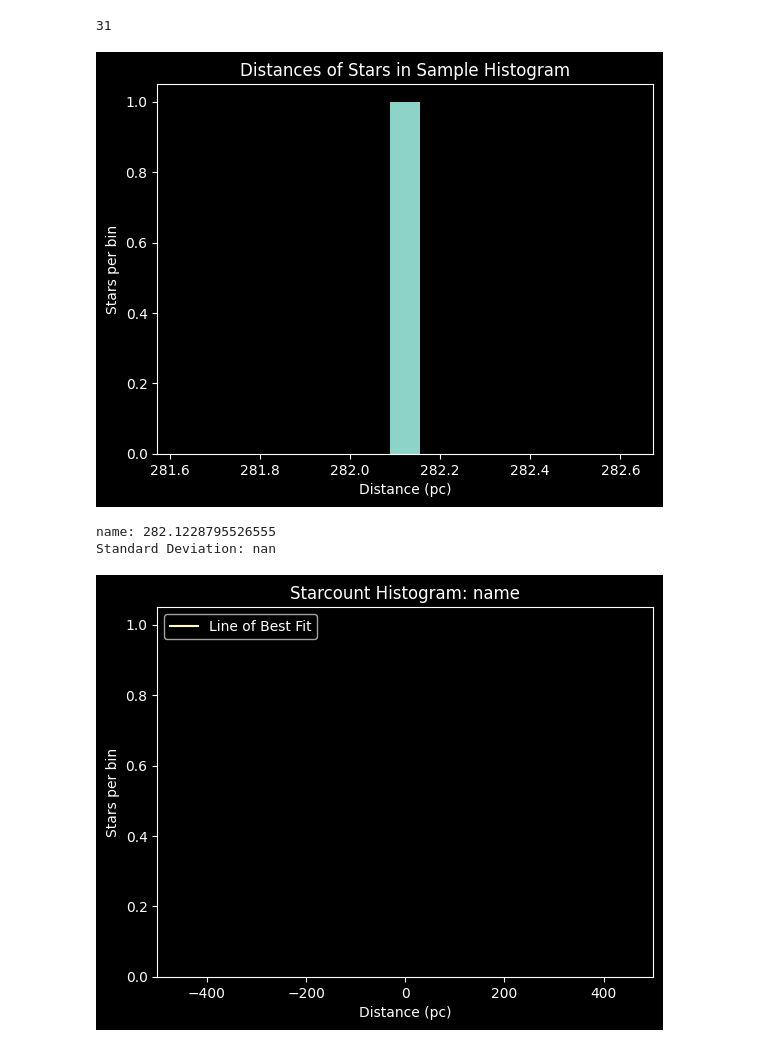
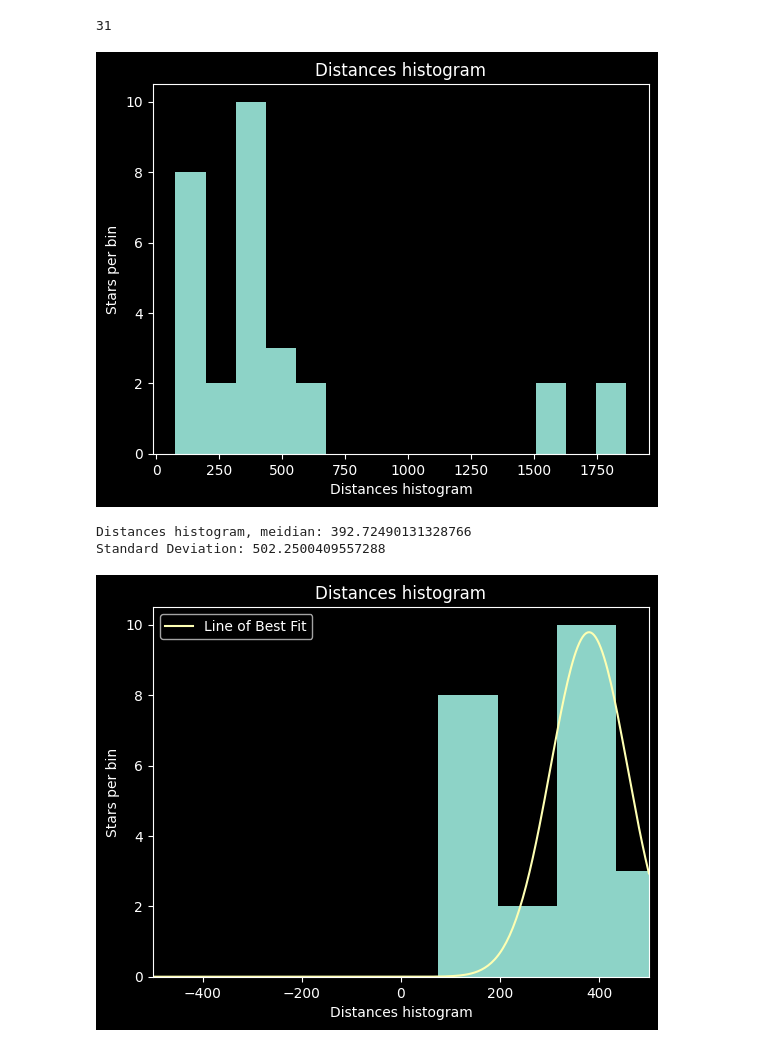
Before and after one commit to Mq1t/gaiadr3-analysis, a Jupyter notebook: notebooks/MeMisSurvey.ipynb, the cells around one changed output. Saved outputs shown, nothing was run; the diff lists cells and outputs as text; code cells hidden in the pictures.

Commit message:
Updated mean_photometry

```diff
--- a/notebooks/MeMisSurvey.ipynb
+++ b/notebooks/MeMisSurvey.ipynb
@@ -83,31 +76,3 @@ mphot.ra_vs_dec(df)
 mphot.pmra_vs_pmdec(df)
 # %% [output]
 [figure]
-# %%
-source_ids = (
-    4146594906281066368, 418001477279154304, 181233674136088960,
-    3211026372078082048, 3220757015623151616, 3017360348171372672,
-    3209634905754969856, 3017364063330718080, 3017367396223983616,
-    3216486478101981056, 3224479171721217280, 3217413606922372992,
-    3326710010525962624, 2922367976673391232, 5517239366958299776,
-    5513811055342280448, 817013387993056640, 5338490937045044096,
-    5336220823491735680, 3667302325846472320, 6116497702589633152,
-    6005290206037557760, 6044420729667868928, 4371780385208211584,
-    6730764715540788352, 2032810465079954944, 2059130368252069888,
-    2270245431209611776, 2272185759996420992, 1796736625538995072,
-    3131334452194616192
-)
-
-id_list = ", ".join(str(s) for s in source_ids)
-
-adql = f"""
-SELECT source_id, designation, ra, dec, parallax,
-       pmra, pmdec, phot_g_mean_mag, phot_bp_mean_mag,
-       phot_rp_mean_mag,
-FROM gaiadr3.gaia_source
-WHERE source_id IN ({id_list})
-"""
-
-df = query_by_adql(adql)
-print(f"Retrieved {len(df)} stars")
-df.head()
@@ -178,6 +83,9 @@ print(len(df))
 [figure]
 31
 # %%
+"""
+You dont need to copy and paste these, just call mphot.hist or mpoht.fittedHist
+
 def hist(dists, bin_num, parallax=False):
     #Magnitude, Y-Values
 
@@ -198,40 +106,43 @@ def gaussian(x, A, sigma, mu):
 def fittedHist(dists, bin_num=50, range=[-500,500],parallax=False):
     #Magnitude, Y-Values
     if parallax:
         dists = (1000/parallax)
 
     median = dists.median()
     std = dists.std()
 
     print("name"+": "+ str(median))
     plt.title("Starcount Histogram: "+ "name")
 
     h_1d_output = plt.hist(dists, bins=bin_num)
     x_plot = np.linspace(range[0],range[1], 300)
     x_1d_fit = (h_1d_output[1][:-1]+h_1d_output[1][1:])/2
     y_1d_fit = h_1d_output[0]
     fit = curve_fit(gaussian, x_1d_fit, y_1d_fit, p0 = [55, std, median])
     print("Standard Deviation: "+str(dists.std()))
 
     #Fix printing this
     #print(fit)
     plt.plot(x_plot, gaussian(x_plot, *fit[0]), label ='Line of Best Fit')
 
     plt.xlim(range[0], range[1])
     plt.xlabel('Distance (pc)')
     plt.ylabel('Stars per bin')
     plt.legend()
     plt.show()
+"""
+#dists = (1000/df["parallax"])
+#dont need to do 1000 over parralax here. It does it automatically in the function if you set parallax to be true
 
-dists = (1000/df["parallax"])
 bin_num = 15
-hist(dists, bin_num, parallax=False)
-fittedHist(dists, bin_num, range=[-500,500],parallax=False)
+
+mphot.hist(df['parallax'], bin_num, parallax=True)
+mphot.fittedHist(df['parallax'], bin_num, range=[-500,500],parallax=True)
 # %% [output]
-[figure, old version]
+[figure, new version]
-name: 282.1228795526555
-Standard Deviation: nan
+Distances histogram, meidian: 392.72490131328766
+Standard Deviation: 502.2500409557288
-[figure, old version]
+[figure, new version]
 # %%
 #Now I will be testing the epoch photometry for one of the stars on the list: 4371780385208211584
 
```
Also changed, not shown: parts of 10 cells of this notebook, 1 other file.
